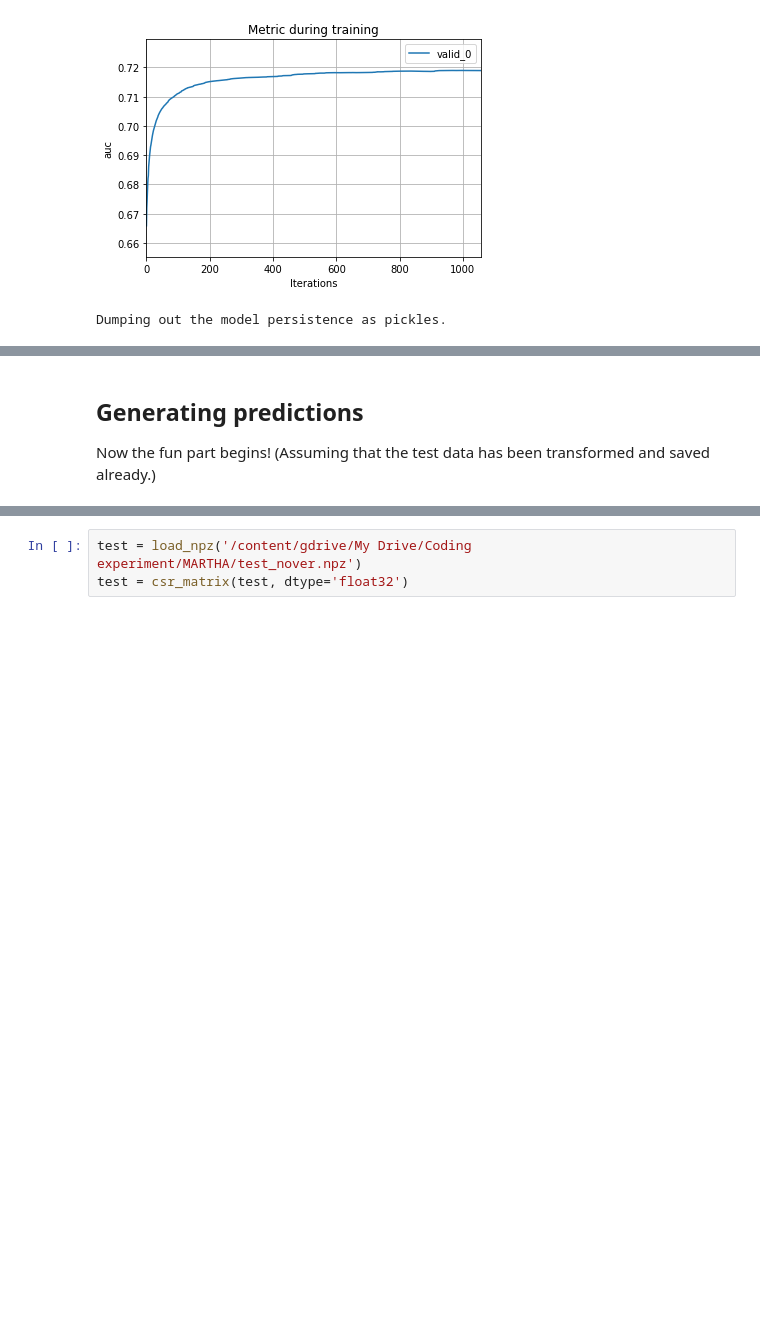
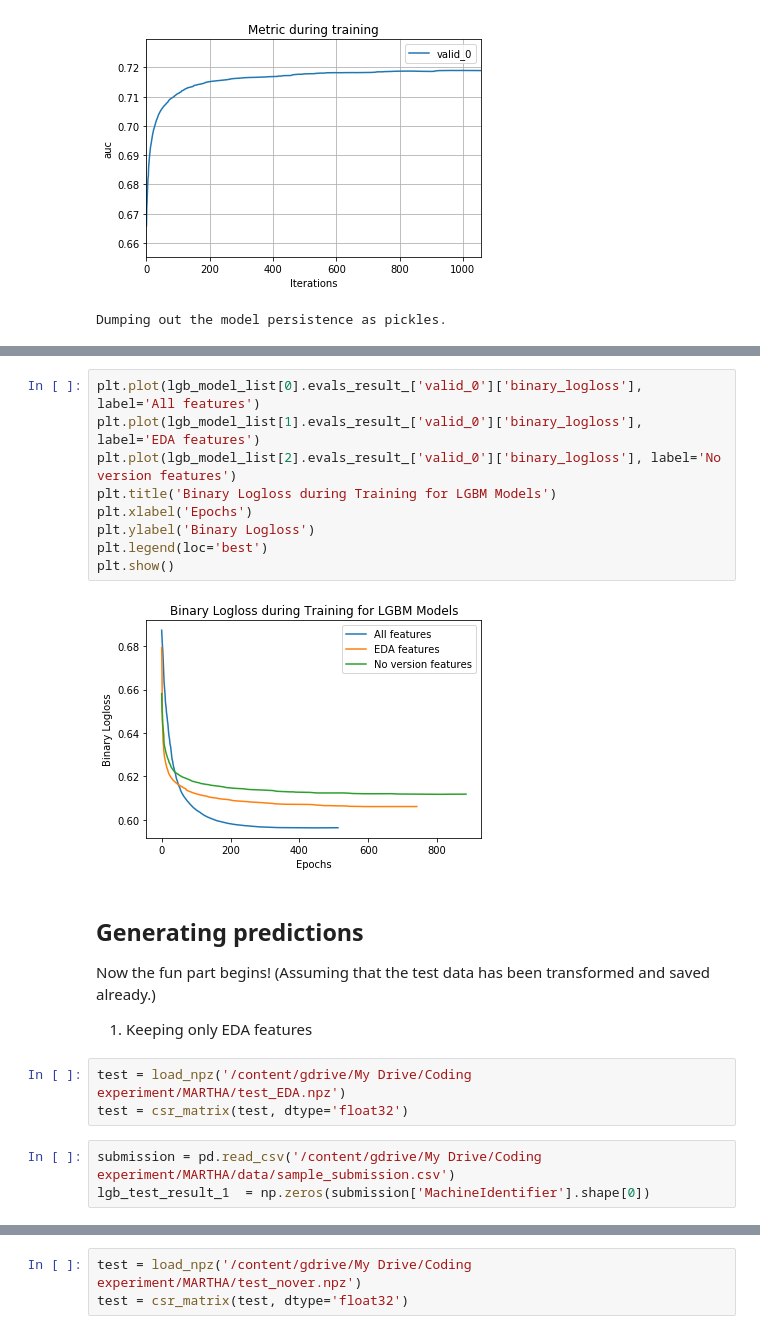
Before and after one commit to jenniferyuaggie/MARTHA, a Jupyter notebook: Models/Light-GBM-Tuning.ipynb, the cells around one changed output, grey strips where cells are left out. Cells and saved outputs as stored; diff of their text form; blank space fills up the shorter version.

```diff
--- a/Models/Light-GBM-Tuning.ipynb
+++ b/Models/Light-GBM-Tuning.ipynb
@@ -715,4 +776,23 @@ Dumping out the model persistence as pickles.
+# %%
+plt.plot(lgb_model_list[0].evals_result_['valid_0']['binary_logloss'], label='All features')
+plt.plot(lgb_model_list[1].evals_result_['valid_0']['binary_logloss'], label='EDA features')
+plt.plot(lgb_model_list[2].evals_result_['valid_0']['binary_logloss'], label='No version features')
+plt.title('Binary Logloss during Training for LGBM Models')
+plt.xlabel('Epochs')
+plt.ylabel('Binary Logloss')
+plt.legend(loc='best')
+plt.show()
+# %% [output]
+[figure, added]
 # %% [markdown]
 ## Generating predictions
 
 Now the fun part begins! (Assuming that the test data has been transformed and saved already.)
+
+1. Keeping only EDA features
+# %%
+test = load_npz('/content/gdrive/My Drive/Coding experiment/MARTHA/test_EDA.npz')
+test = csr_matrix(test, dtype='float32')
+# %%
+submission = pd.read_csv('/content/gdrive/My Drive/Coding experiment/MARTHA/data/sample_submission.csv')
+lgb_test_result_1  = np.zeros(submission['MachineIdentifier'].shape[0])
```
Also changed, not shown: parts of 8 cells of this notebook.
